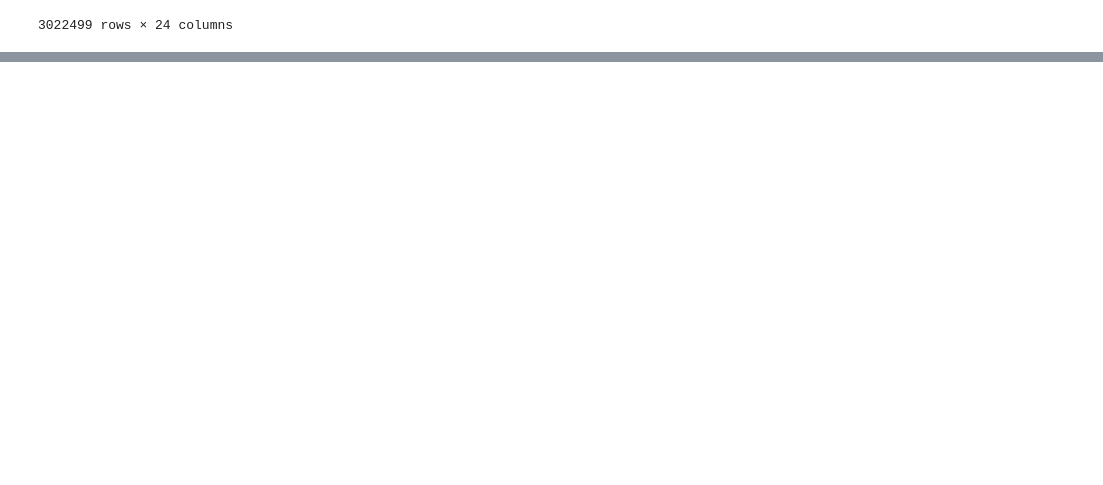
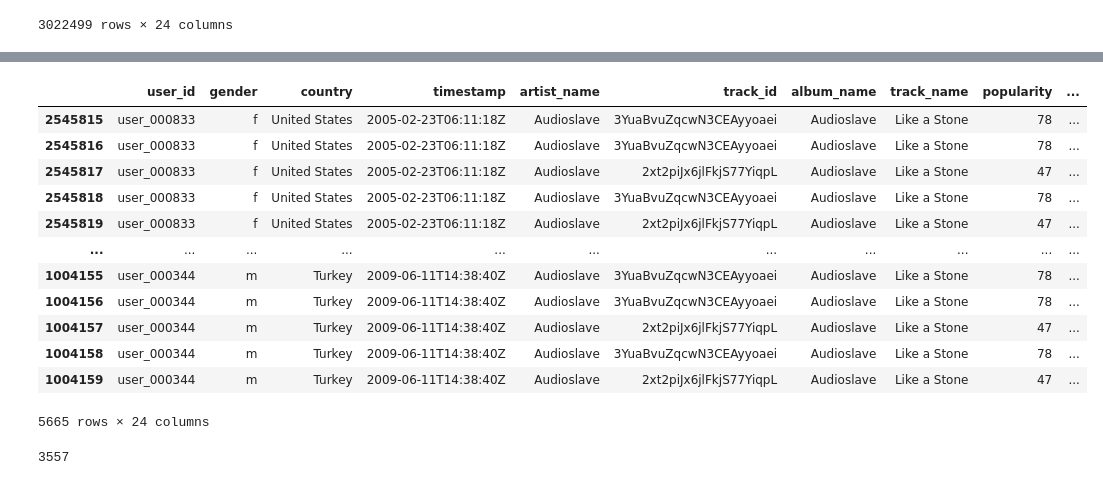
Before and after one commit to DiegoPaniagua23/music-recommendation-multimodal, a Jupyter notebook: notebooks/1_EDAlastfm_NuevoDataset.ipynb, the cells around one changed output, grey strips where cells are left out. Drawn from its saved outputs; the diff is of its cells as text; code cells hidden in the pictures; blank space fills up the shorter version.

```diff
--- a/notebooks/1_EDAlastfm_NuevoDataset.ipynb
+++ b/notebooks/1_EDAlastfm_NuevoDataset.ipynb
@@ -445,0 +480,20 @@ df_merged.sort_values(by=['artist_name', 'track_name', 'track_id'])
+# %%
+df_merged.loc[(df_merged['artist_name'] == 'Audioslave') & (df_merged['track_name'] == 'Like a Stone')].sort_values(by='timestamp')
+# %% [output]
+|  | user_id | gender | country | timestamp | artist_name | track_id | album_name | track_name | popularity | ... |
+| 2545815 | user_000833 | f | United States | 2005-02-23T06:11:18Z | Audioslave | 3YuaBvuZqcwN3CEAyyoaei | Audioslave | Like a Stone | 78 | ... |
+| 2545816 | user_000833 | f | United States | 2005-02-23T06:11:18Z | Audioslave | 3YuaBvuZqcwN3CEAyyoaei | Audioslave | Like a Stone | 78 | ... |
+| 2545817 | user_000833 | f | United States | 2005-02-23T06:11:18Z | Audioslave | 2xt2piJx6jlFkjS77YiqpL | Audioslave | Like a Stone | 47 | ... |
+| 2545818 | user_000833 | f | United States | 2005-02-23T06:11:18Z | Audioslave | 3YuaBvuZqcwN3CEAyyoaei | Audioslave | Like a Stone | 78 | ... |
+| 2545819 | user_000833 | f | United States | 2005-02-23T06:11:18Z | Audioslave | 2xt2piJx6jlFkjS77YiqpL | Audioslave | Like a Stone | 47 | ... |
+| ... | ... | ... | ... | ... | ... | ... | ... | ... | ... | ... |
+| 1004155 | user_000344 | m | Turkey | 2009-06-11T14:38:40Z | Audioslave | 3YuaBvuZqcwN3CEAyyoaei | Audioslave | Like a Stone | 78 | ... |
+| 1004156 | user_000344 | m | Turkey | 2009-06-11T14:38:40Z | Audioslave | 3YuaBvuZqcwN3CEAyyoaei | Audioslave | Like a Stone | 78 | ... |
+| 1004157 | user_000344 | m | Turkey | 2009-06-11T14:38:40Z | Audioslave | 2xt2piJx6jlFkjS77YiqpL | Audioslave | Like a Stone | 47 | ... |
+| 1004158 | user_000344 | m | Turkey | 2009-06-11T14:38:40Z | Audioslave | 3YuaBvuZqcwN3CEAyyoaei | Audioslave | Like a Stone | 78 | ... |
+| 1004159 | user_000344 | m | Turkey | 2009-06-11T14:38:40Z | Audioslave | 2xt2piJx6jlFkjS77YiqpL | Audioslave | Like a Stone | 47 | ... |
+5665 rows × 24 columns
+# %%
+df_merged['artist_name'].nunique()
+# %% [output]
+3557
```
Also changed, not shown: parts of 19 cells of this notebook, 1 other file.
